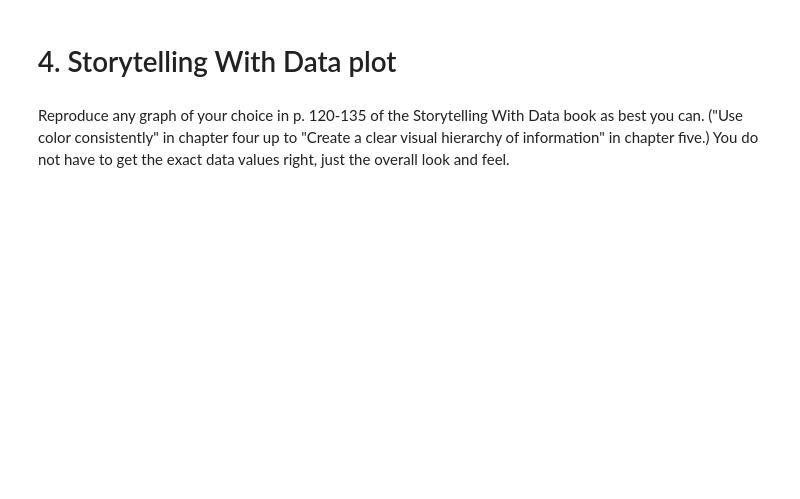
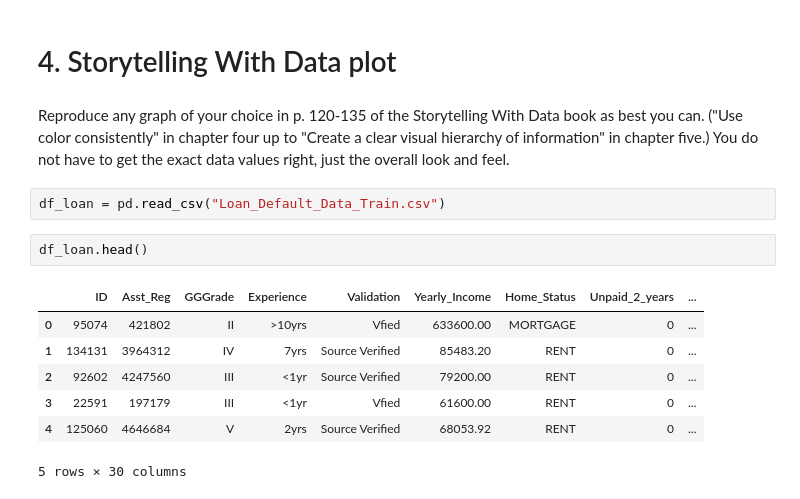
Before and after one commit to makenna-e/bu-cds-dx699s-summer-2025-assignments, a Jupyter notebook: OMDS-ModB2-Week8-Ehrlich-Makenna.ipynb, the cells around one changed output. Cells and saved outputs as stored; diff of their text form; blank space fills up the shorter version.

```diff
--- a/OMDS-ModB2-Week8-Ehrlich-Makenna.ipynb
+++ b/OMDS-ModB2-Week8-Ehrlich-Makenna.ipynb
@@ -322,3 +352,15 @@ Use linear regression to predict the milk price from the other two, the cheese p
 # 4. Storytelling With Data plot
 # %% [markdown]
 Reproduce any graph of your choice in p. 120-135 of the Storytelling With Data book as best you can.  ("Use color consistently" in chapter four up to "Create a clear visual hierarchy of information" in chapter five.)    You do not have to get the exact data values right, just the overall look and feel.
+# %%
+df_loan = pd.read_csv("Loan_Default_Data_Train.csv")
+# %%
+df_loan.head()
+# %% [output]
+|  | ID | Asst_Reg | GGGrade | Experience | Validation | Yearly_Income | Home_Status | Unpaid_2_years | ... |
+| 0 | 95074 | 421802 | II | >10yrs | Vfied | 633600.00 | MORTGAGE | 0 | ... |
+| 1 | 134131 | 3964312 | IV | 7yrs | Source Verified | 85483.20 | RENT | 0 | ... |
+| 2 | 92602 | 4247560 | III | <1yr | Source Verified | 79200.00 | RENT | 0 | ... |
+| 3 | 22591 | 197179 | III | <1yr | Vfied | 61600.00 | RENT | 0 | ... |
+| 4 | 125060 | 4646684 | V | 2yrs | Source Verified | 68053.92 | RENT | 0 | ... |
+5 rows × 30 columns
```
Also changed, not shown: parts of 9 cells of this notebook.
